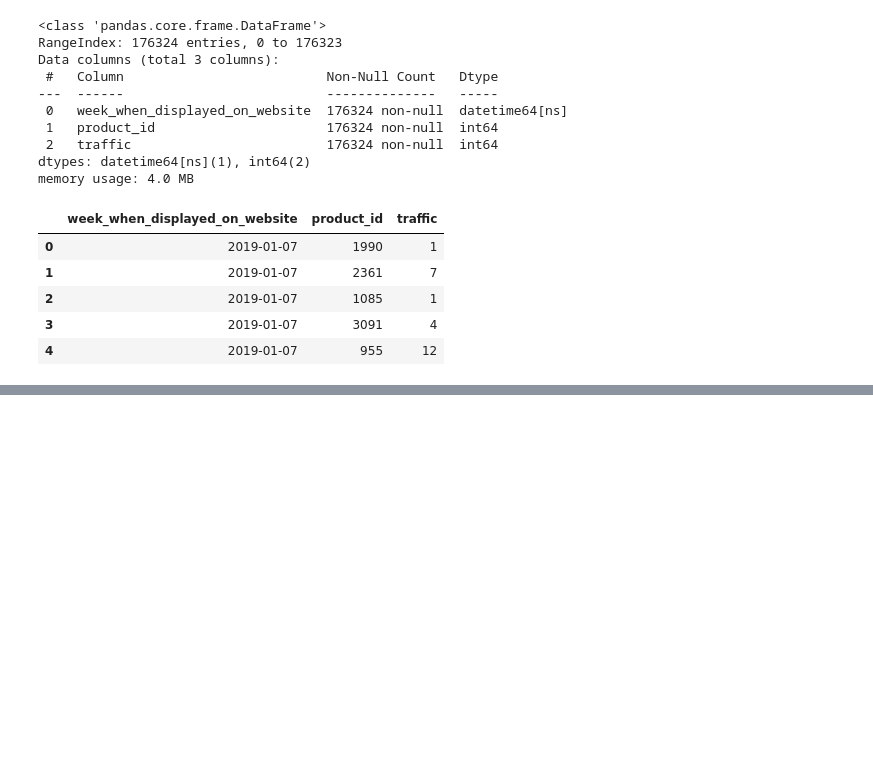
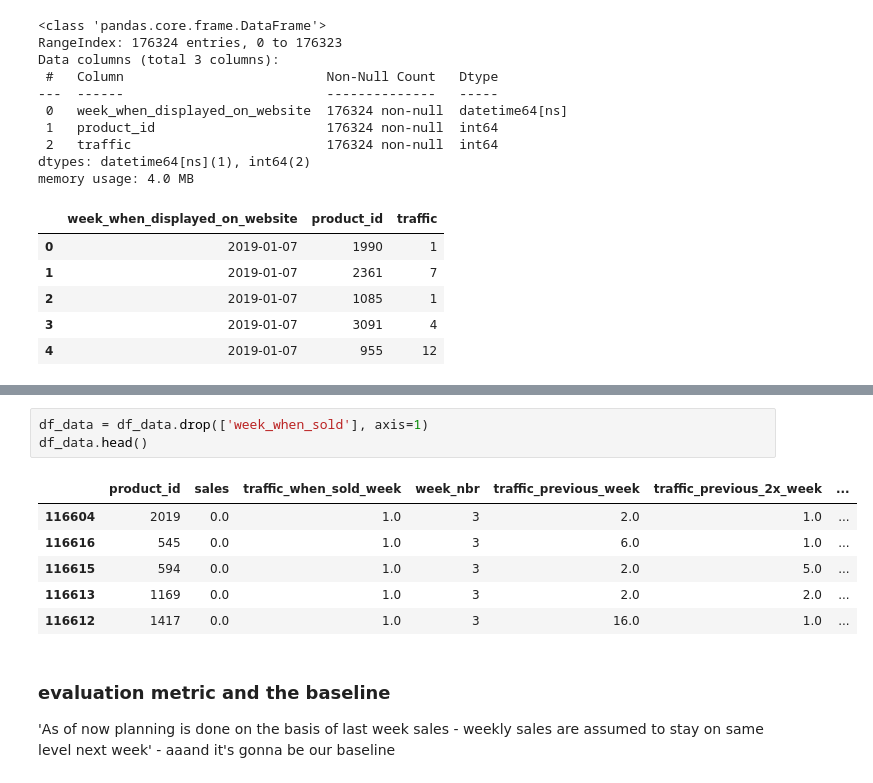
Before and after one commit to tomek-programowanie/time_series_sales_prediction, a Jupyter notebook: product-level sales prediction.ipynb, the cells around one changed output, grey strips where cells are left out. Cells and saved outputs as stored; diff of their text form; blank space fills up the shorter version.

Commit message:
first iteration with the random forest has been done

```diff
--- a/product-level sales prediction.ipynb
+++ b/product-level sales prediction.ipynb
@@ -405,0 +229,13 @@ wape(y_true, y_pred)
+# %%
+df_data = df_data.drop(['week_when_sold'], axis=1)
+df_data.head()
+# %% [output]
+|  | product_id | sales | traffic_when_sold_week | week_nbr | traffic_previous_week | traffic_previous_2x_week | ... |
+| 116604 | 2019 | 0.0 | 1.0 | 3 | 2.0 | 1.0 | ... |
+| 116616 | 545 | 0.0 | 1.0 | 3 | 6.0 | 1.0 | ... |
+| 116615 | 594 | 0.0 | 1.0 | 3 | 2.0 | 5.0 | ... |
+| 116613 | 1169 | 0.0 | 1.0 | 3 | 2.0 | 2.0 | ... |
+| 116612 | 1417 | 0.0 | 1.0 | 3 | 16.0 | 1.0 | ... |
+# %% [markdown]
+### evaluation metric and the baseline
+'As of now planning is done on the basis of last week sales - weekly sales are assumed to stay on same level next week' - aaand it's gonna be our baseline
```
Also changed, not shown: parts of 50 cells of this notebook.
